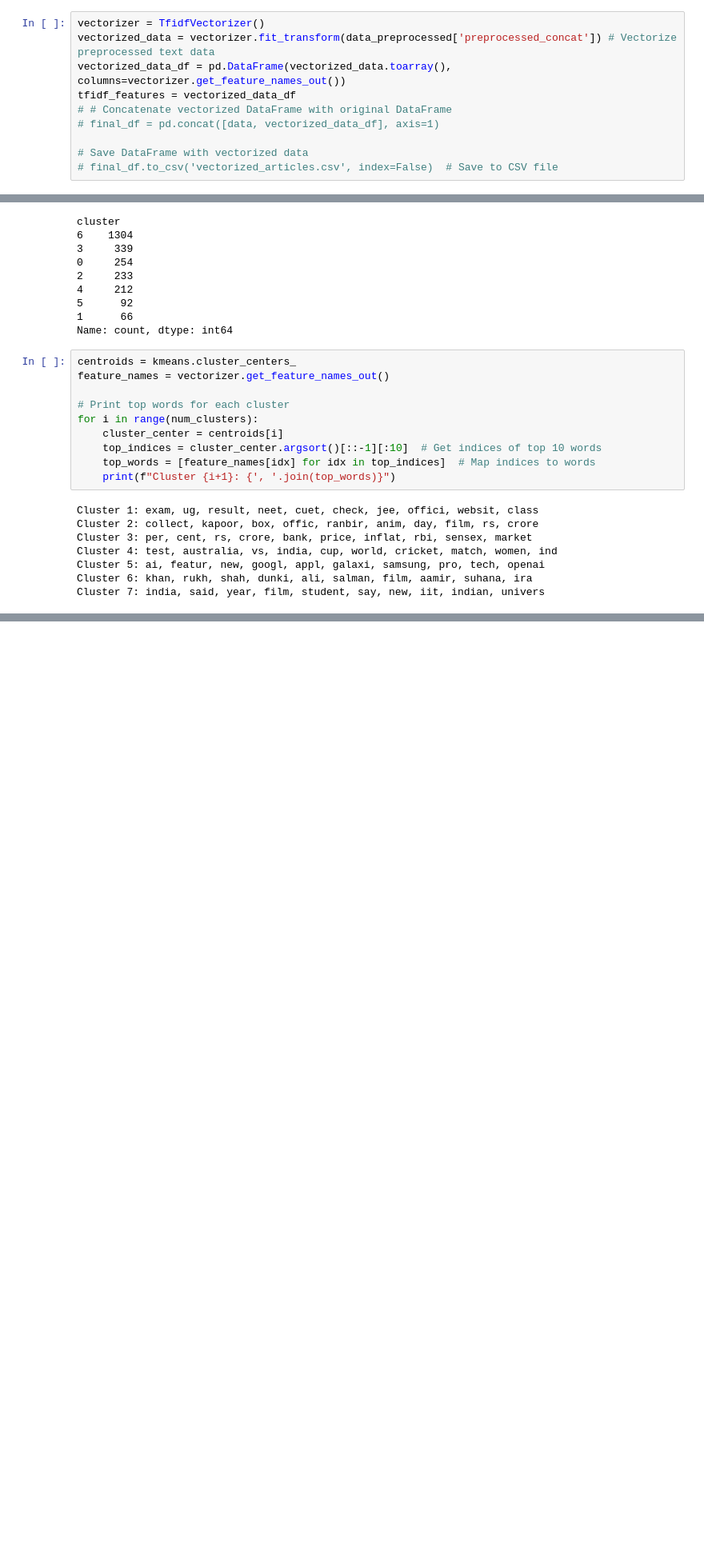
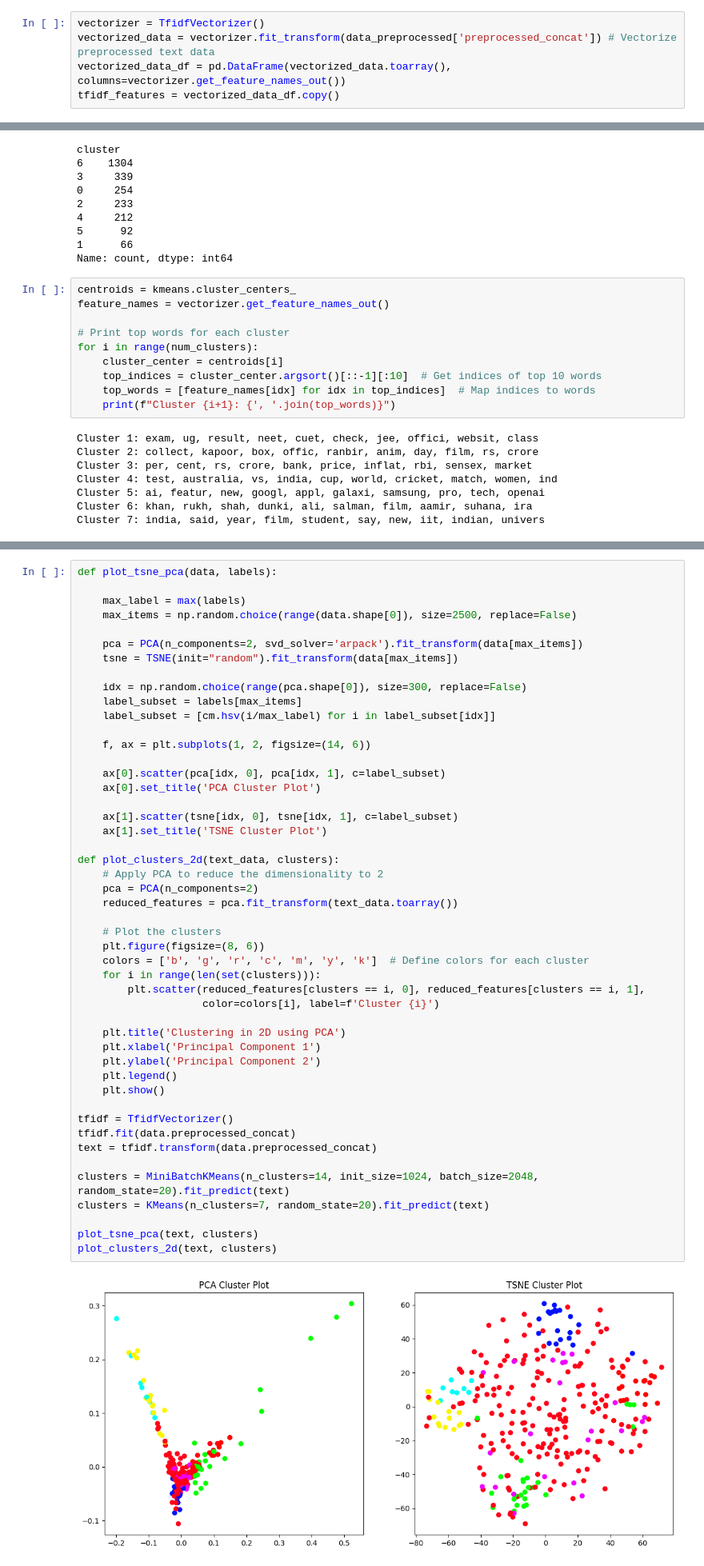
Before and after one commit to MaksimKarnaukh/DataMining, a Jupyter notebook: Assignment3/src/clustering.ipynb, the cells around one changed output, grey strips where cells are left out. Shown at 80% size. Cells and saved outputs as stored; diff of their text form; blank space fills up the shorter version.

Commit message:
pca kmeans

```diff
--- a/Assignment3/src/clustering.ipynb
+++ b/Assignment3/src/clustering.ipynb
@@ -135,12 +143,7 @@ data_preprocessed
 vectorizer = TfidfVectorizer()
 vectorized_data = vectorizer.fit_transform(data_preprocessed['preprocessed_concat']) # Vectorize preprocessed text data
 vectorized_data_df = pd.DataFrame(vectorized_data.toarray(), columns=vectorizer.get_feature_names_out())
-tfidf_features = vectorized_data_df
-# # Concatenate vectorized DataFrame with original DataFrame
-# final_df = pd.concat([data, vectorized_data_df], axis=1)
-
-# Save DataFrame with vectorized data
-# final_df.to_csv('vectorized_articles.csv', index=False)  # Save to CSV file
+tfidf_features = vectorized_data_df.copy()
 # %%
 tfidf_features
 # %% [output]
@@ -261,0 +250,50 @@ plt.show()
+# %%
+def plot_tsne_pca(data, labels):
+
+    max_label = max(labels)
+    max_items = np.random.choice(range(data.shape[0]), size=2500, replace=False)
+
+    pca = PCA(n_components=2, svd_solver='arpack').fit_transform(data[max_items])
+    tsne = TSNE(init="random").fit_transform(data[max_items])
+
+    idx = np.random.choice(range(pca.shape[0]), size=300, replace=False)
+    label_subset = labels[max_items]
+    label_subset = [cm.hsv(i/max_label) for i in label_subset[idx]]
+
+    f, ax = plt.subplots(1, 2, figsize=(14, 6))
+
+    ax[0].scatter(pca[idx, 0], pca[idx, 1], c=label_subset)
+    ax[0].set_title('PCA Cluster Plot')
+
+    ax[1].scatter(tsne[idx, 0], tsne[idx, 1], c=label_subset)
+    ax[1].set_title('TSNE Cluster Plot')
+
+def plot_clusters_2d(text_data, clusters):
+    # Apply PCA to reduce the dimensionality to 2
+    pca = PCA(n_components=2)
+    reduced_features = pca.fit_transform(text_data.toarray())
+
+    # Plot the clusters
+    plt.figure(figsize=(8, 6))
+    colors = ['b', 'g', 'r', 'c', 'm', 'y', 'k']  # Define colors for each cluster
+    for i in range(len(set(clusters))):
+        plt.scatter(reduced_features[clusters == i, 0], reduced_features[clusters == i, 1],
+                    color=colors[i], label=f'Cluster {i}')
+
+    plt.title('Clustering in 2D using PCA')
+    plt.xlabel('Principal Component 1')
+    plt.ylabel('Principal Component 2')
+    plt.legend()
+    plt.show()
+
+tfidf = TfidfVectorizer()
+tfidf.fit(data.preprocessed_concat)
+text = tfidf.transform(data.preprocessed_concat)
+
+clusters = MiniBatchKMeans(n_clusters=14, init_size=1024, batch_size=2048, random_state=20).fit_predict(text)
+clusters = KMeans(n_clusters=7, random_state=20).fit_predict(text)
+
+plot_tsne_pca(text, clusters)
+plot_clusters_2d(text, clusters)
+# %% [output]
+[figure, added]
```
Also changed, not shown: parts of 18 cells of this notebook.
